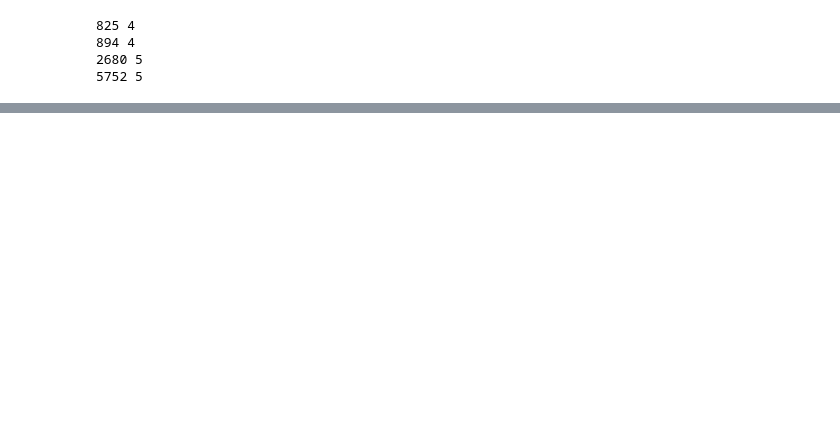
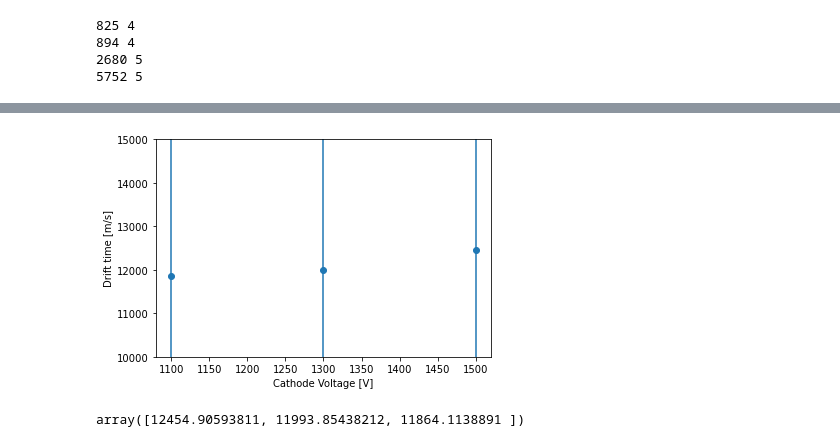
Before and after one commit to callum-mccracken/GRIDS_2022, a Jupyter notebook: TACTIC/PathReconstruction.ipynb, the cells around one changed output, grey strips where cells are left out. Drawn from its saved outputs; the diff is of its cells as text; code cells hidden in the pictures; blank space fills up the shorter version.

```diff
--- a/TACTIC/PathReconstruction.ipynb
+++ b/TACTIC/PathReconstruction.ipynb
@@ -84,0 +262,15 @@ print(aveDriftTime, errorDriftTime)
+# %%
+plt.errorbar(DriftData[2], DriftData[0], yerr = DriftData[1], marker="o", ls="")
+
+plt.ylabel("Drift time [m/s]")
+#all the tracks seem to get the min hit time at ~1000
+plt.xlabel("Cathode Voltage [V]")
+plt.ylim(10000, 15000)
+
+# plt.legend(fontsize=30)
+plt.show()
+
+DriftData[0]
+# %% [output]
+[figure, added]
+array([12454.90593811, 11993.85438212, 11864.1138891 ])
```
Also changed, not shown: parts of 8 cells of this notebook.
